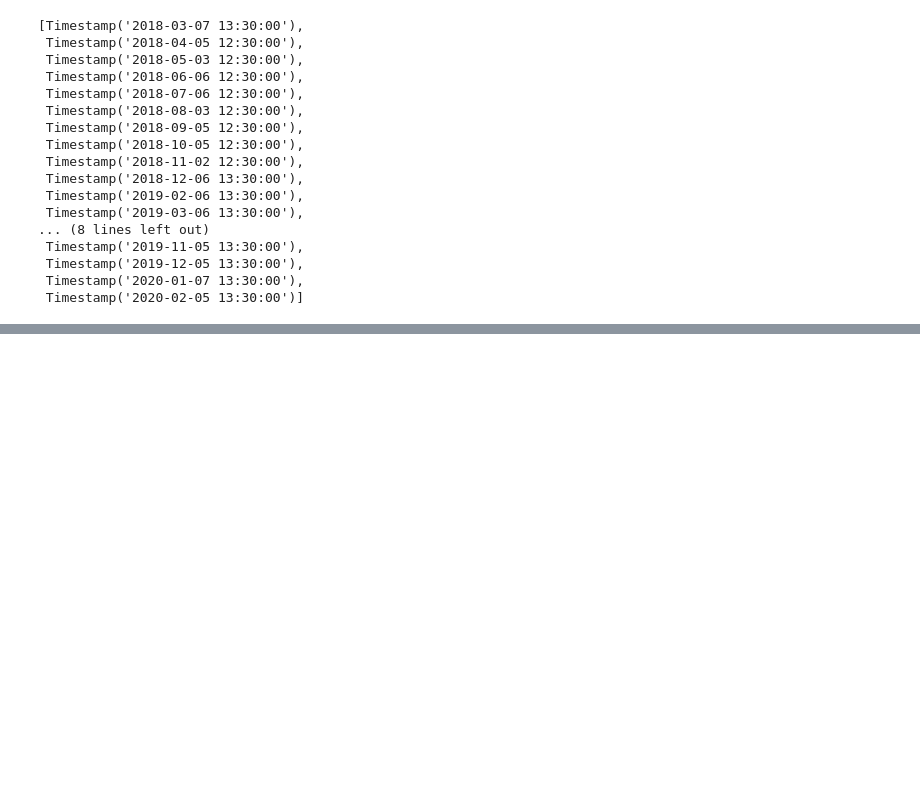
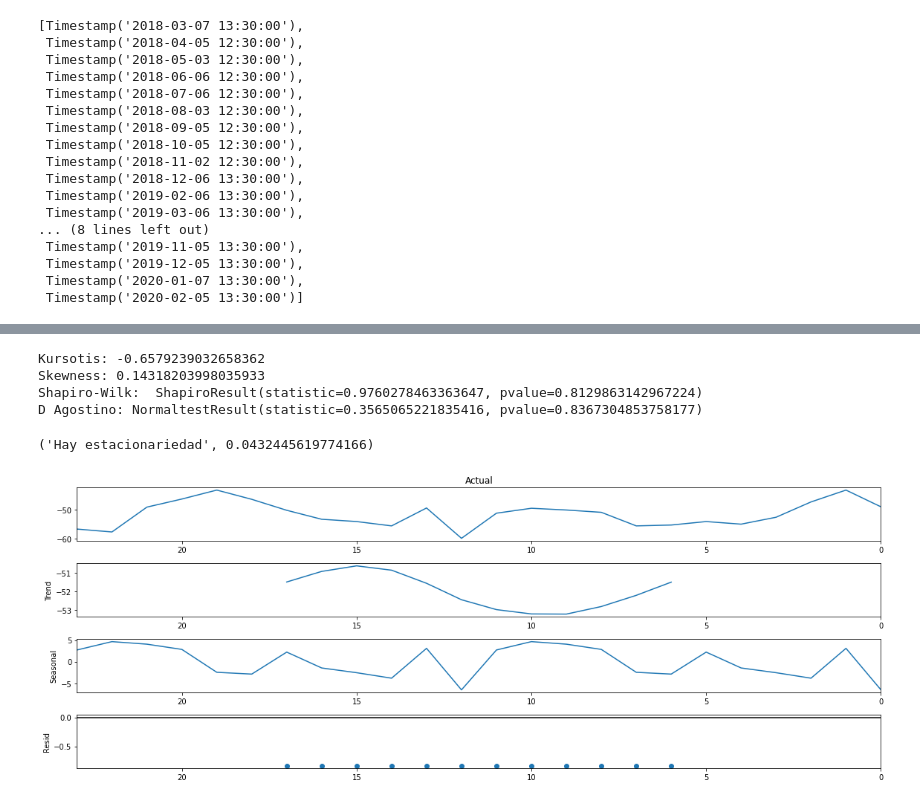
Before and after one commit to jesusalvarezc/FInal_Project, a Jupyter notebook: Statistical Testing.ipynb, the cells around one changed output, grey strips where cells are left out. Saved outputs shown, nothing was run; the diff lists cells and outputs as text; code cells hidden in the pictures; blank space fills up the shorter version.

Commit message:
Statistical Finished
Statistical Proven and Working, Missing Comments of Results

```diff
--- a/Statistical Testing.ipynb
+++ b/Statistical Testing.ipynb
@@ -138,0 +157,12 @@ list(a.keys())
+# %%
+normal = fn.normalidad(moment)
+# %% [output]
+Kursotis: -0.6579239032658362
+Skewness: 0.14318203998035933
+Shapiro-Wilk:  ShapiroResult(statistic=0.9760278463363647, pvalue=0.8129863142967224)
+D Agostino: NormaltestResult(statistic=0.3565065221835416, pvalue=0.8367304853758177)
+# %%
+estacion_ariedad = fn.estacionalidad(moment)
+# %% [output]
+('Hay estacionariedad', 0.0432445619774166)
+[figure, added]
```
Also changed, not shown: parts of 5 cells of this notebook, 1 other file.
